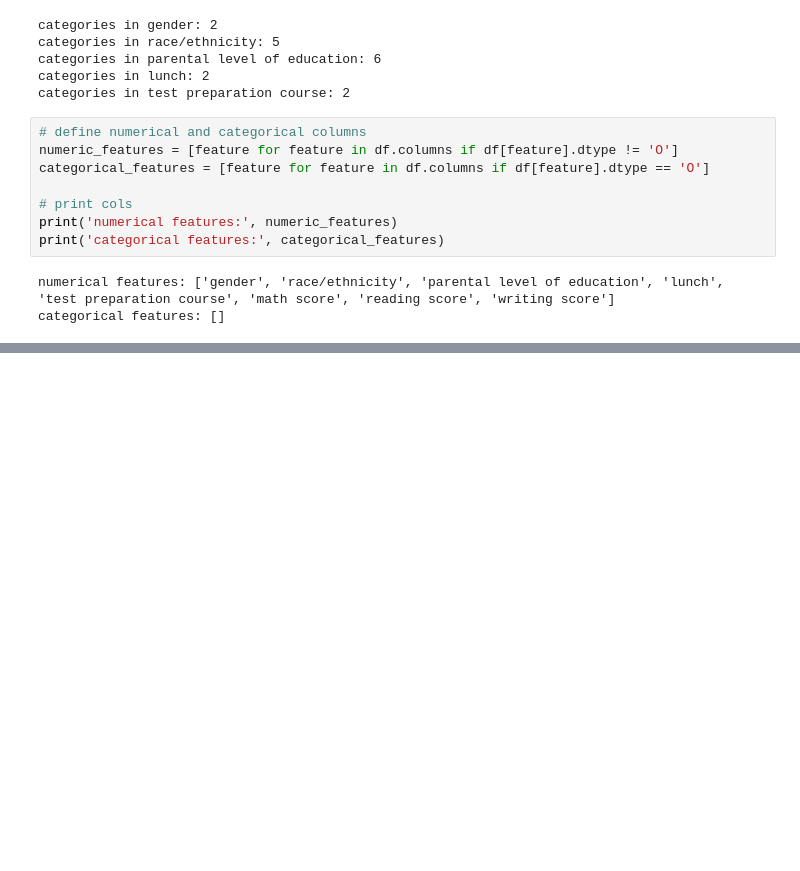
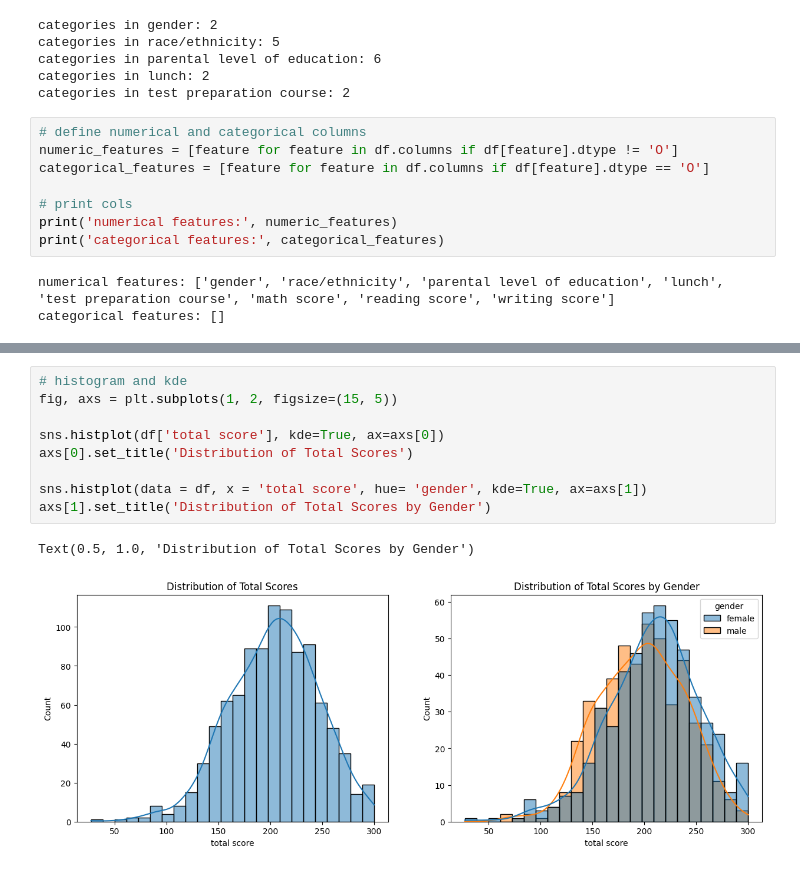
Before and after one commit to pawan-rai02/student-performance-manager-ML, a Jupyter notebook: notebook/1.EDA STUDENT PERFORMANCE.ipynb, the cells around one changed output, grey strips where cells are left out. Drawn from its saved outputs; the diff is of its cells as text; blank space fills up the shorter version.

```diff
--- a/notebook/1.EDA STUDENT PERFORMANCE.ipynb
+++ b/notebook/1.EDA STUDENT PERFORMANCE.ipynb
@@ -134,0 +185,12 @@ categorical features: []
+# %%
+# histogram and kde
+fig, axs = plt.subplots(1, 2, figsize=(15, 5))
+
+sns.histplot(df['total score'], kde=True, ax=axs[0])
+axs[0].set_title('Distribution of Total Scores')
+
+sns.histplot(data = df, x = 'total score', hue= 'gender', kde=True, ax=axs[1])
+axs[1].set_title('Distribution of Total Scores by Gender')
+# %% [output]
+Text(0.5, 1.0, 'Distribution of Total Scores by Gender')
+[figure, added]
```
Also changed, not shown: parts of 4 cells of this notebook, 6 other files.
